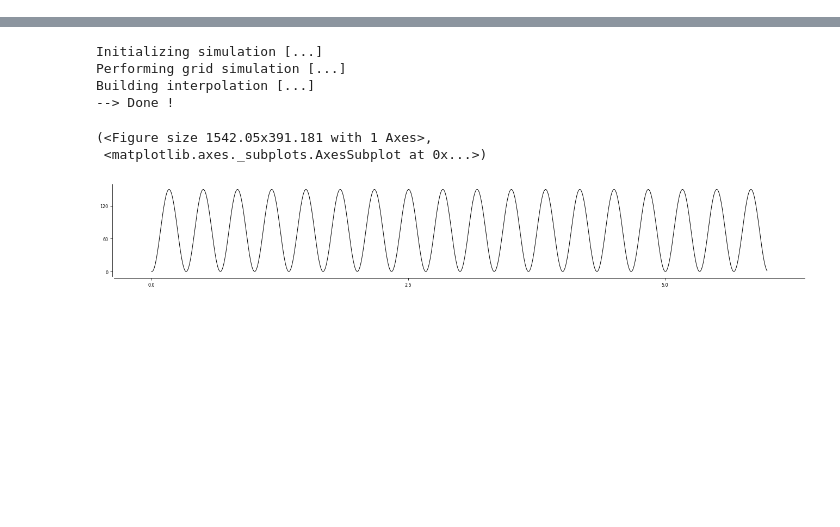
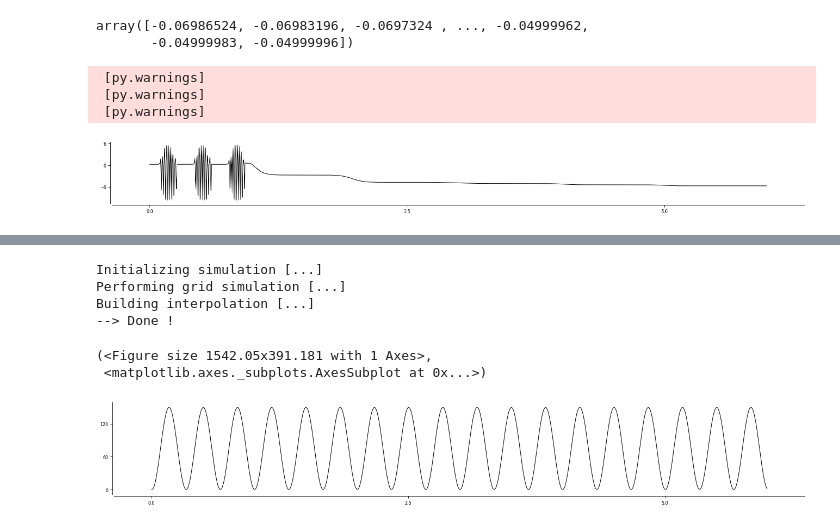
Before and after one commit to yzerlaut/spkNtwk-cortStatesWakefulness, a Jupyter notebook: notebook.ipynb, the cells around one changed output, grey strips where cells are left out. Drawn from its saved outputs; the diff is of its cells as text; code cells hidden in the pictures; blank space fills up the shorter version.

```diff
--- a/notebook.ipynb
+++ b/notebook.ipynb
@@ -6,0 +47,2 @@ import time
+# %%
+res = search.run_single_sim(CONFIGS[4])
@@ -6,0 +60,4 @@ import time
+# %%
+from model import Model
+from iterative_random_search import InterativeSearch
+search = InterativeSearch(Model, run=True)
@@ -6,0 +72,8 @@ import time
+# %%
+from model import Model, REC_POPS, AFF_POPS
+import neural_network_dynamics.main as ntwk
+from Umodel import Umodel
+
+mf = ntwk.FastMeanField(Model, REC_POPS, AFF_POPS, tstop=6.)
+
+mf.build_TF_func(100, with_Vm_functions=True, sampling='log')
@@ -6,0 +90,18 @@ import time
+# %%
+Vm0 = search.desired_Vm
+1e-3*Vm0-70e-3
+# %% [output]
+array([-0.06986524, -0.06983196, -0.0697324 , ..., -0.04999962,
+       -0.04999983, -0.04999996])
+# %%
+for i in range(1000):
+    res = compute_Vm_residual(search, mf.run_single_connectivity_sim(CONFIGS[i,:,:], verbose=False))
+    if res<100:
+        X = mf.run_single_connectivity_sim(CONFIGS[i,:,:], verbose=False)
+        Vm = mf.convert_to_mean_Vm_trace(X, 'pyrExc')
+        ge.plot(mf.t, 1e3*Vm+70, fig_args={'figsize':(4,2)})
+# %% [output]
+ [py.warnings]
+ [py.warnings]
+ [py.warnings]
+[figure, added]
```
Also changed, not shown: parts of 17 cells of this notebook, 4 other files.
